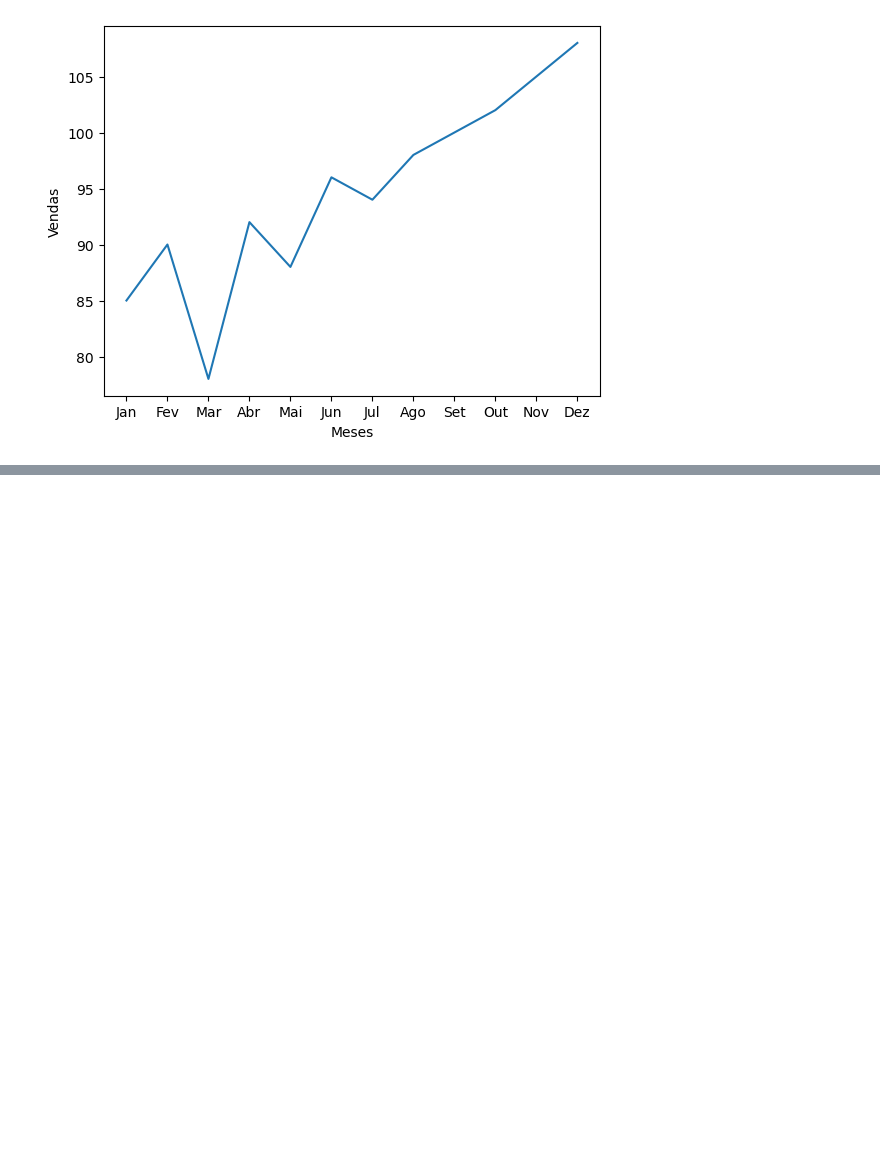
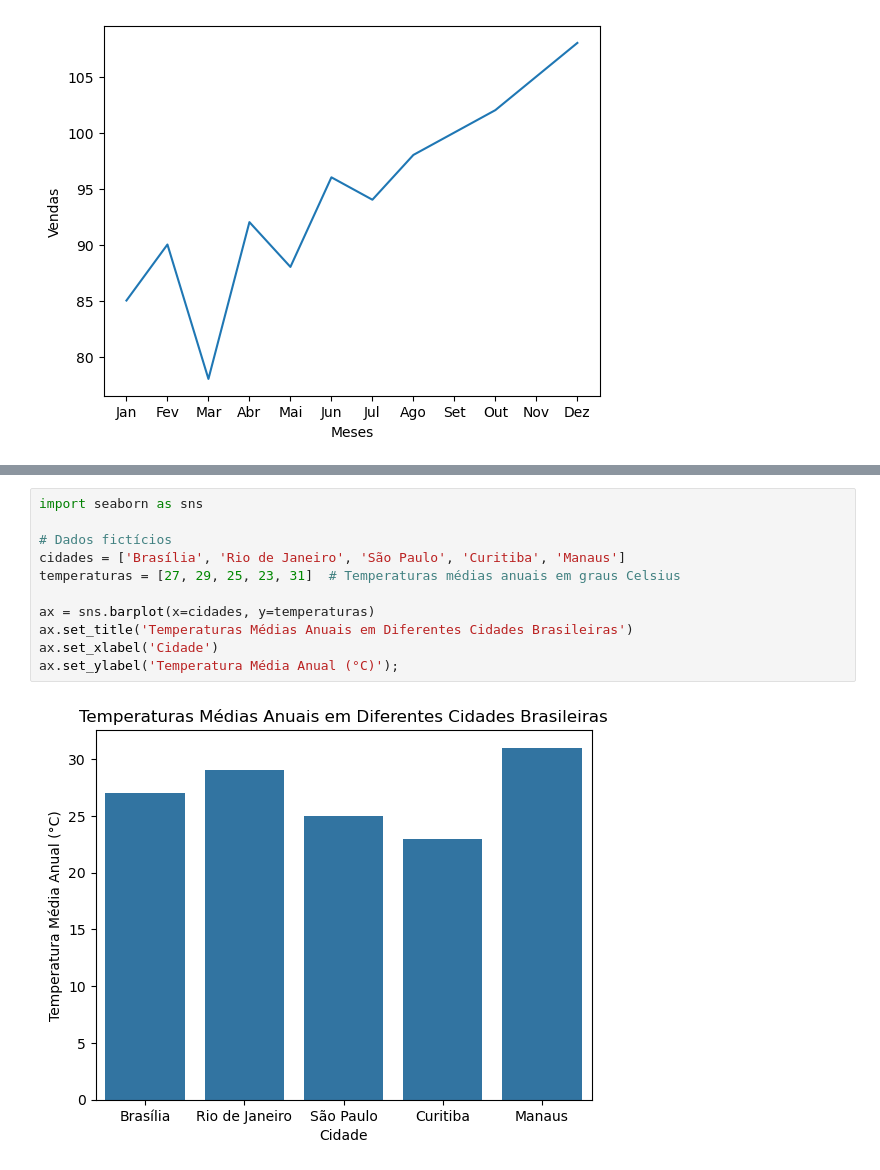
Before and after one commit to kiwsley/ciencia_de_dados, a Jupyter notebook: matplotlib_Searborn/introseaborn.ipynb, the cells around one changed output, grey strips where cells are left out. Cells and saved outputs as stored; diff of their text form; blank space fills up the shorter version.

Commit message:
seaborn

```diff
--- a/matplotlib_Searborn/introseaborn.ipynb
+++ b/matplotlib_Searborn/introseaborn.ipynb
@@ -44,0 +71,13 @@ sns.lineplot(x='Meses', y='Vendas',data=dados)
+# %%
+import seaborn as sns
+
+# Dados fictícios
+cidades = ['Brasília', 'Rio de Janeiro', 'São Paulo', 'Curitiba', 'Manaus']
+temperaturas = [27, 29, 25, 23, 31]  # Temperaturas médias anuais em graus Celsius
+
+ax = sns.barplot(x=cidades, y=temperaturas)
+ax.set_title('Temperaturas Médias Anuais em Diferentes Cidades Brasileiras')
+ax.set_xlabel('Cidade')
+ax.set_ylabel('Temperatura Média Anual (°C)');
+# %% [output]
+[figure, added]
```
Also changed, not shown: parts of 4 cells of this notebook, 1 other file.
